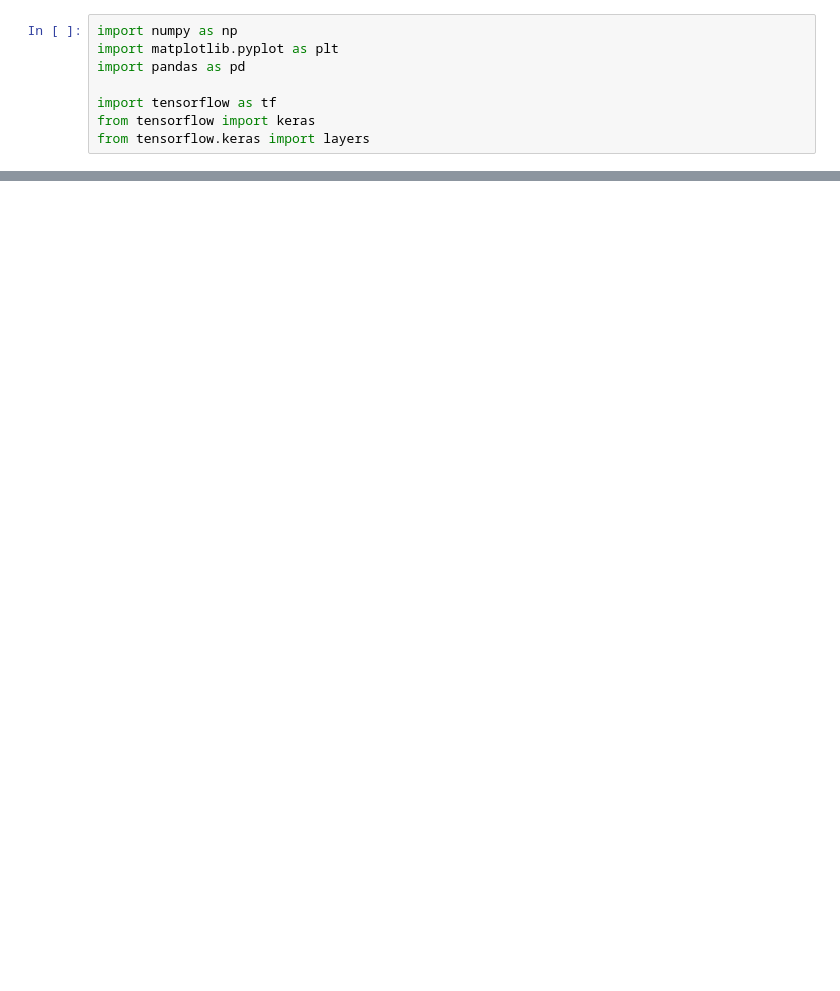
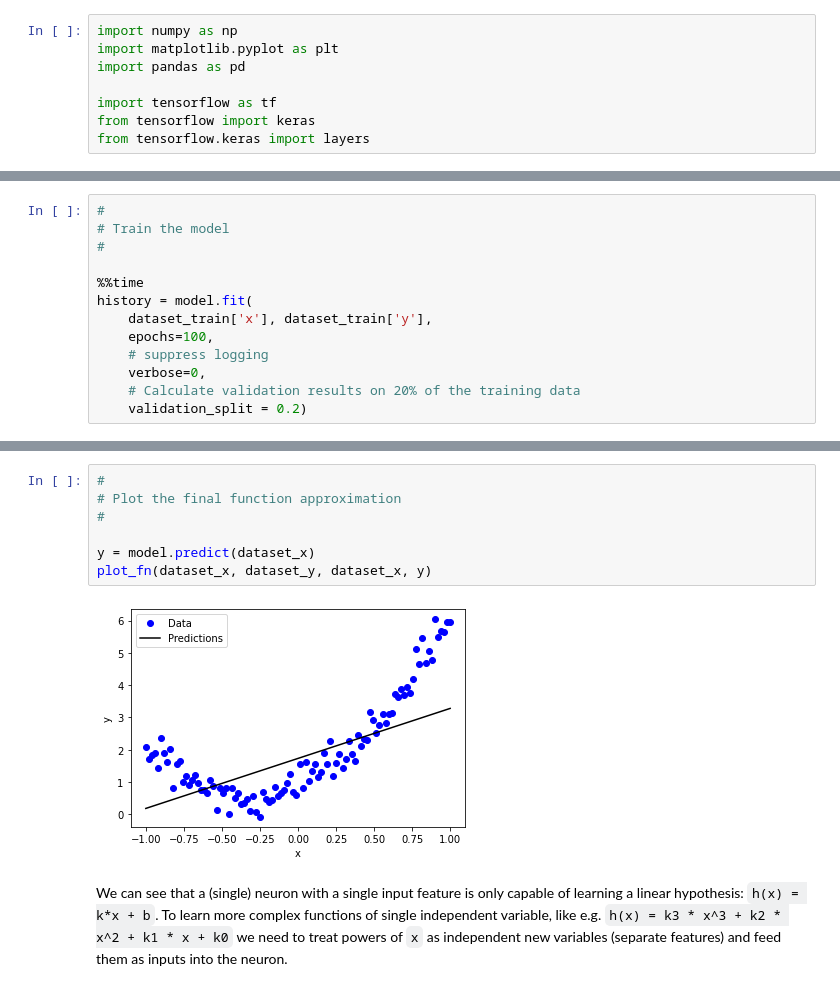
Before and after one commit to BojanKomazec/tensorflow-demo-notebooks, a Jupyter notebook: Polynomial_linear_regression_with_single_neuron.ipynb, the cells around one changed output, grey strips where cells are left out. Saved outputs shown, nothing was run; the diff lists cells and outputs as text; blank space fills up the shorter version.

```diff
--- a/Polynomial_linear_regression_with_single_neuron.ipynb
+++ b/Polynomial_linear_regression_with_single_neuron.ipynb
@@ -224,0 +118,13 @@ plot_fn(x,y)
+# %%
+#
+# Train the model
+#
+
+%%time
+history = model.fit(
+    dataset_train['x'], dataset_train['y'],
+    epochs=100,
+    # suppress logging
+    verbose=0,
+    # Calculate validation results on 20% of the training data
+    validation_split = 0.2)
@@ -224,0 +134,11 @@ plot_fn(x,y)
+# %%
+#
+# Plot the final function approximation
+#
+
+y = model.predict(dataset_x)
+plot_fn(dataset_x, dataset_y, dataset_x, y)
+# %% [output]
+[figure, added]
+# %% [markdown]
+We can see that a (single) neuron with a single input feature is only capable of learning a linear hypothesis: `h(x) = k*x + b`. To learn more complex functions of single independent variable, like e.g. `h(x) = k3 * x^3 + k2 * x^2 + k1 * x + k0` we need to treat powers of `x` as independent new variables (separate features) and feed them as inputs into the neuron.
```
Also changed, not shown: parts of 41 cells of this notebook.
